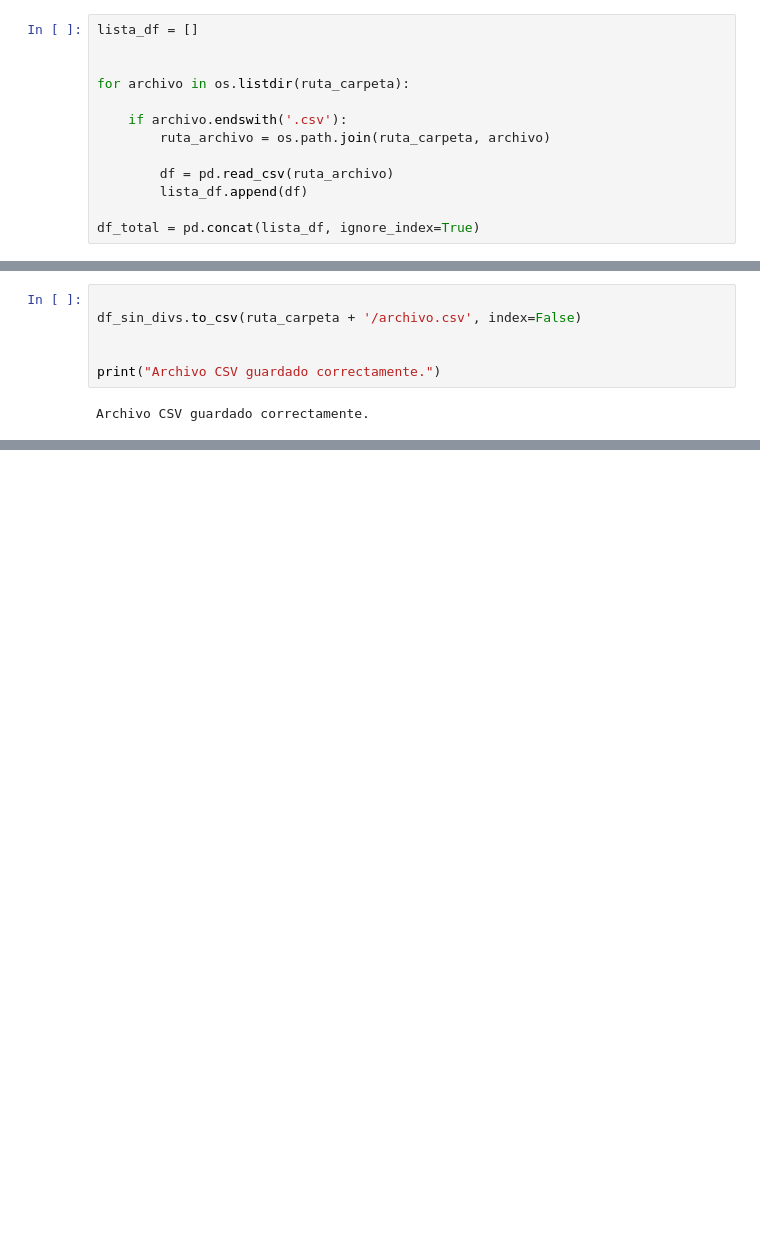
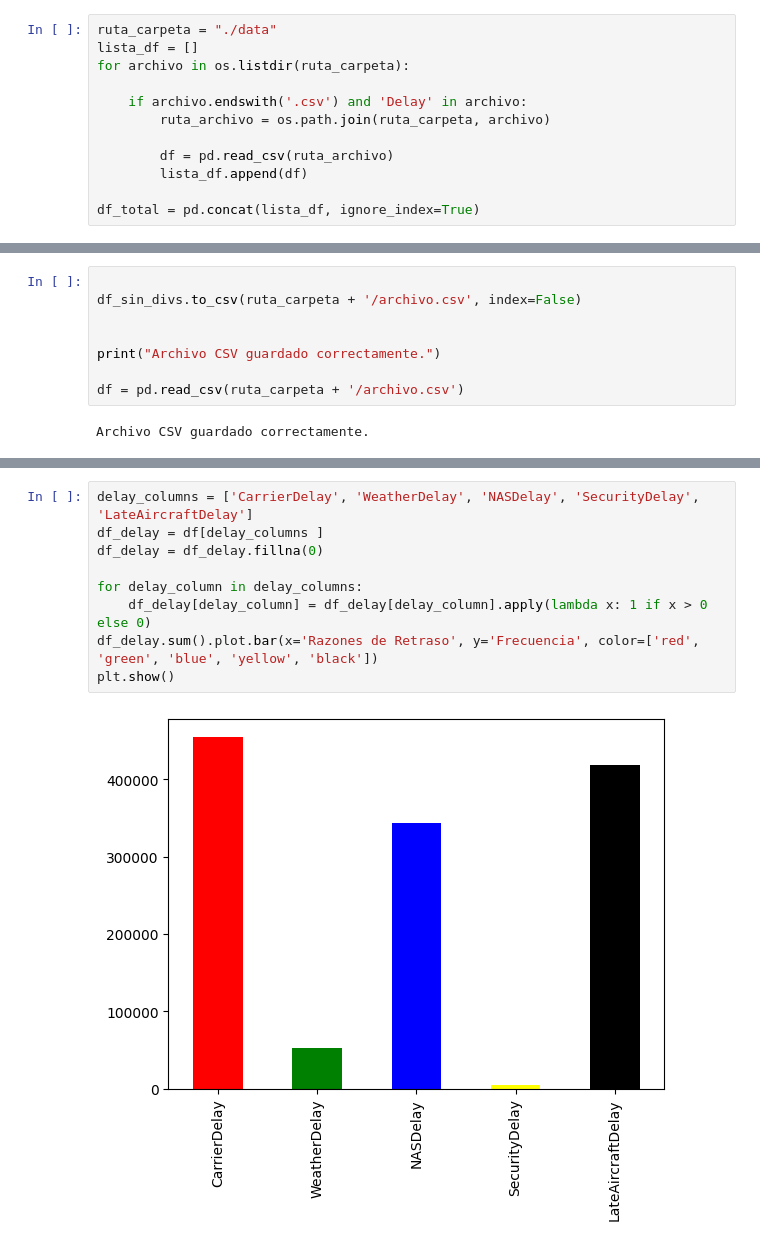
Before and after one commit to juanjaramillo98/Taller-Retrasos, a Jupyter notebook: TallerRetrasos.ipynb, the cells around one changed output, grey strips where cells are left out. Saved outputs shown, nothing was run; the diff lists cells and outputs as text; blank space fills up the shorter version.

```diff
--- a/TallerRetrasos.ipynb
+++ b/TallerRetrasos.ipynb
@@ -7,10 +15,9 @@ ruta_carpeta = "/home/jovyan/work/spark/Taller Retrasos"
 # %%
+ruta_carpeta = "./data"
 lista_df = []
-
-
 for archivo in os.listdir(ruta_carpeta):
 
-    if archivo.endswith('.csv'):
+    if archivo.endswith('.csv') and 'Delay' in archivo:
         ruta_archivo = os.path.join(ruta_carpeta, archivo)
 
         df = pd.read_csv(ruta_archivo)
@@ -97,5 +102,7 @@ df_sin_divs.to_csv(ruta_carpeta + '/archivo.csv', index=False)
 
 
 print("Archivo CSV guardado correctamente.")
+
+df = pd.read_csv(ruta_carpeta + '/archivo.csv')
 # %% [output]
 Archivo CSV guardado correctamente.
@@ -101,0 +111,11 @@ Archivo CSV guardado correctamente.
+# %%
+delay_columns = ['CarrierDelay', 'WeatherDelay', 'NASDelay', 'SecurityDelay', 'LateAircraftDelay']
+df_delay = df[delay_columns ]
+df_delay = df_delay.fillna(0)
+
+for delay_column in delay_columns:
+    df_delay[delay_column] = df_delay[delay_column].apply(lambda x: 1 if x > 0 else 0)
+df_delay.sum().plot.bar(x='Razones de Retraso', y='Frecuencia', color=['red', 'green', 'blue', 'yellow', 'black'])
+plt.show()
+# %% [output]
+[figure, added]
```
Also changed, not shown: parts of 31 cells of this notebook.
